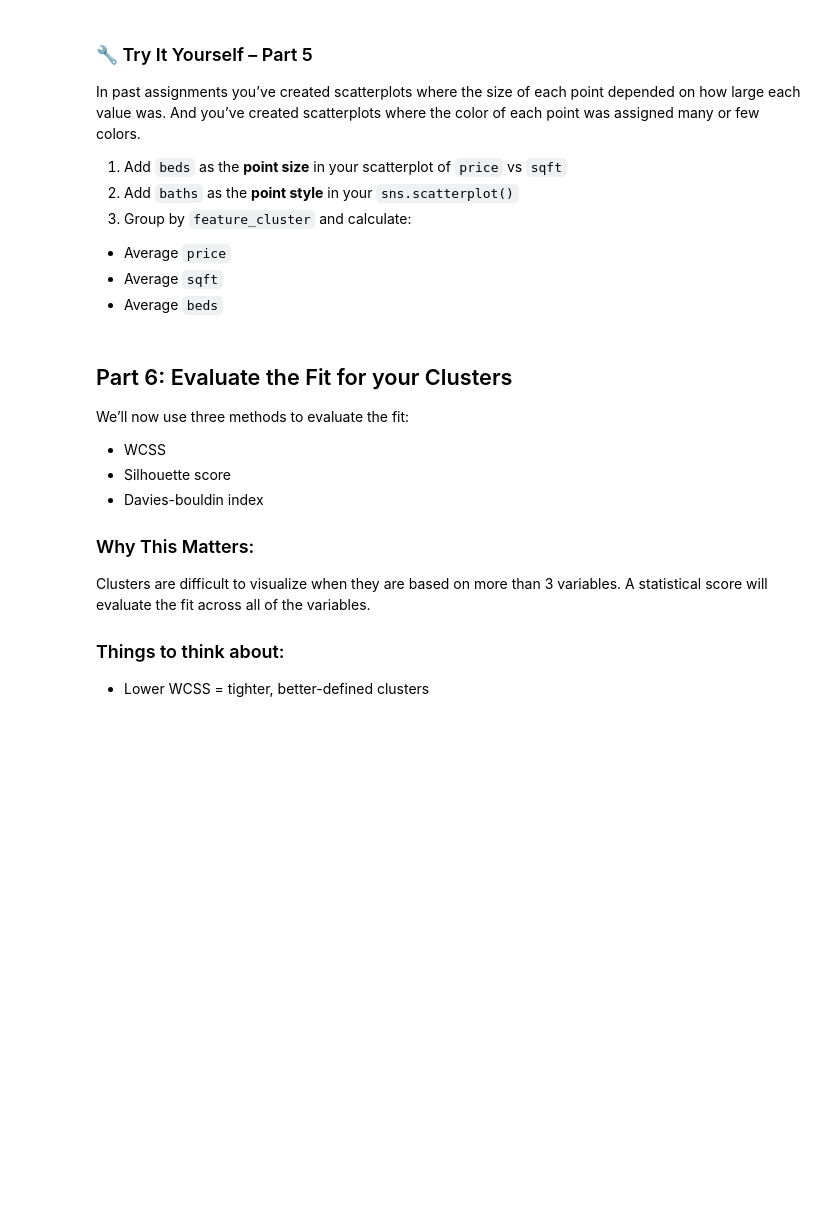
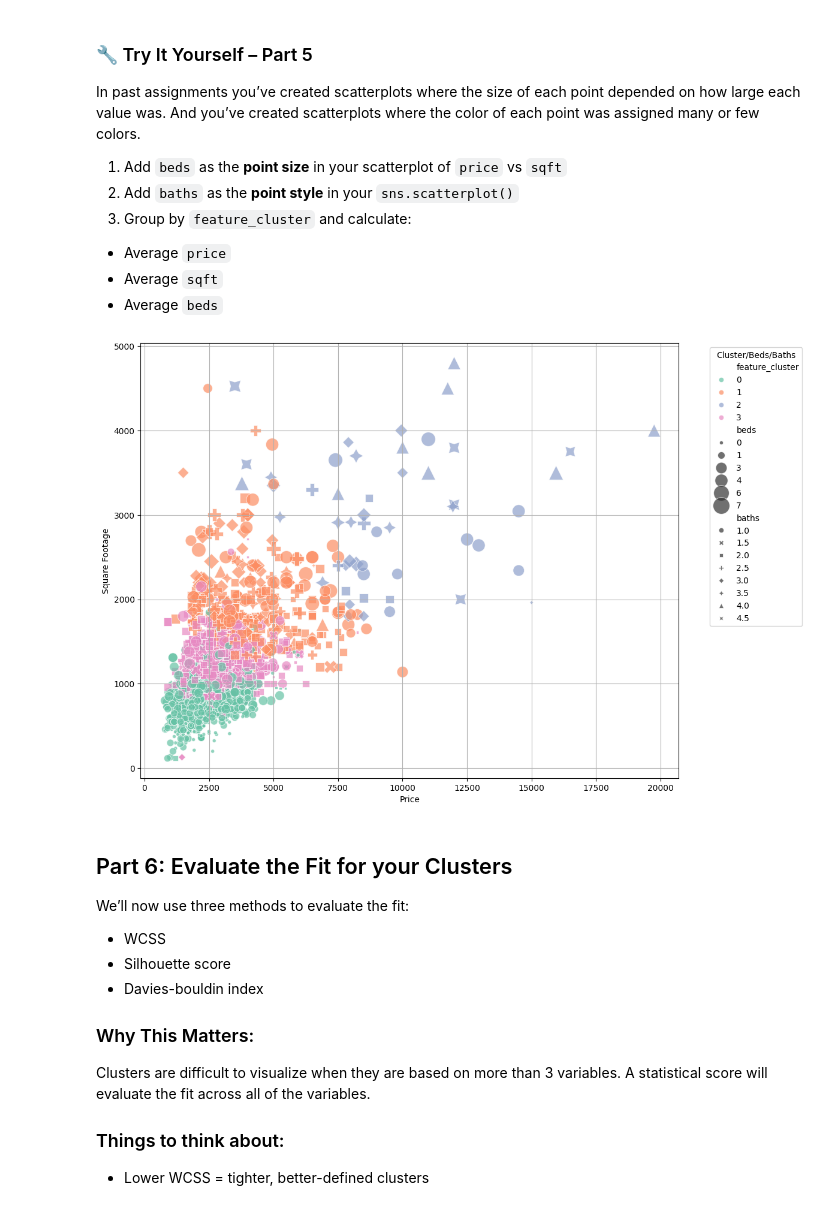
Before and after one commit to thornton330j/IS-4487, a Jupyter notebook: Labs/lab_09_ThorntonJackson.ipynb, the cells around one changed output. Saved outputs shown, nothing was run; the diff lists cells and outputs as text; code cells hidden in the pictures; blank space fills up the shorter version.

```diff
--- a/Labs/lab_09_ThorntonJackson.ipynb
+++ b/Labs/lab_09_ThorntonJackson.ipynb
@@ -274,3 +417,20 @@ In past assignments you’ve created scatterplots where the size of each point d
+# %%
+# 🔧 Add code here
+# Create the scatterplot
+plt.figure(figsize=(12, 8))
+sns.scatterplot(data=df,x='price',y='sqft',sizes=(20, 400),alpha=0.7,
+    hue='feature_cluster',palette='Set2',
+    size='beds',style='baths',)
+
+# Format and show
+plt.xlabel("Price")
+plt.ylabel("Square Footage")
+plt.legend(title='Cluster/Beds/Baths', bbox_to_anchor=(1.05, 1))
+plt.grid(True)
+plt.tight_layout()
+plt.show()
+# %% [output]
+[figure, added]
 # %% [markdown]
 ## Part 6: Evaluate the Fit for your Clusters
 
```
Also changed, not shown: parts of 22 cells of this notebook.
